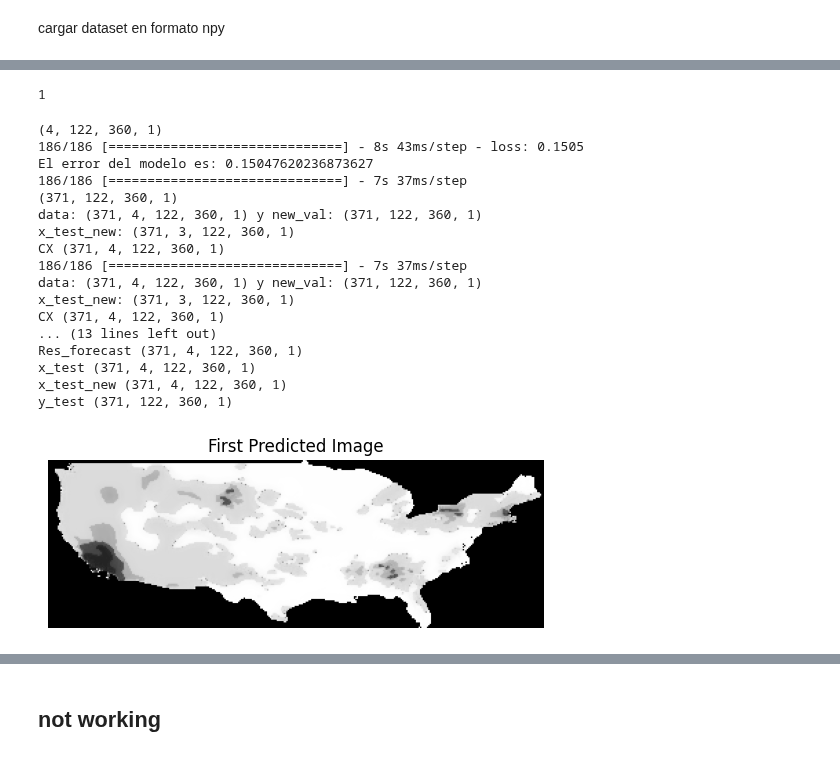
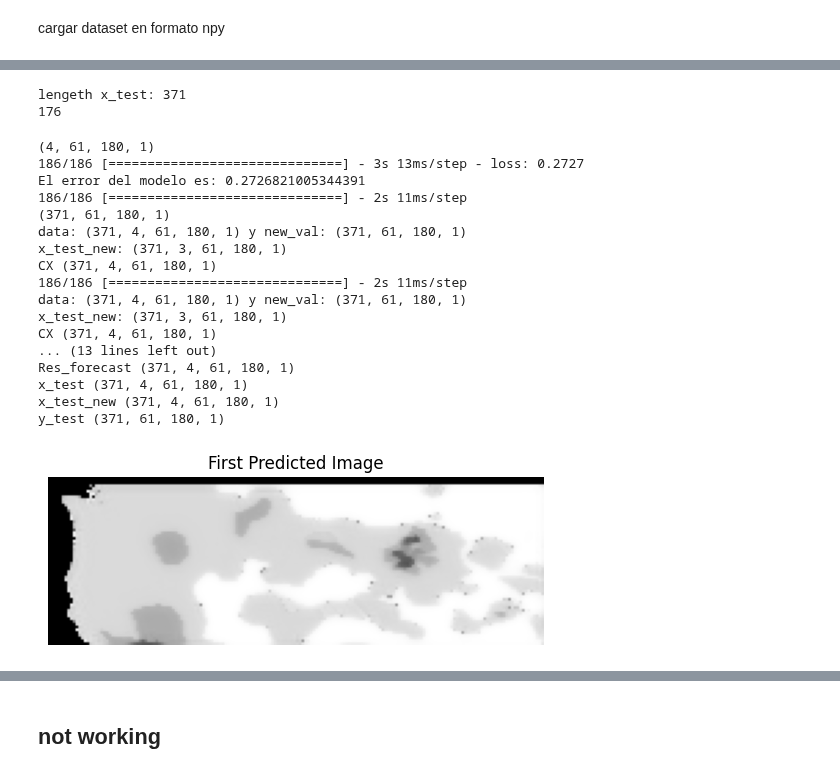
Before and after one commit to SahirReyes30/ImageXpartes, a Jupyter notebook: AlgorimoConvLSTM.ipynb, the cells around one changed output, grey strips where cells are left out. Saved outputs shown, nothing was run; the diff lists cells and outputs as text; code cells hidden in the pictures.

```diff
--- a/AlgorimoConvLSTM.ipynb
+++ b/AlgorimoConvLSTM.ipynb
@@ -31,7 +20,7 @@ import zipfile
 # %%
 #uploaded = files.upload()
 # %%
-with zipfile.ZipFile("DroughtDatasetMask.zip", 'r') as data:
-    data.extractall("DroughtDatasetMask/dataset")
+#with zipfile.ZipFile("DroughtDatasetMask.zip", 'r') as data:
+ #   data.extractall("DroughtDatasetMask/dataset")
 # %% [markdown]
 ## Funciones
@@ -155,8 +148,8 @@ def get_cubes(data, h):
 # %% [markdown]
 Variables iniciales para correr el codigo
 # %%
-rows = 122
-cols = 360
+rows = 61
+cols = 180
 channels = 1
 window = 5
 categories = [0, 35, 70, 119, 177, 220, 255]
@@ -197,6 +188,6 @@ Images shape: (1240, 122, 360)
 # %% [markdown]
 cargar dataset en formato npy
 # %%
-x = np.load("DroughtDatasetMask/DroughtDatasetMask.npy")
+x = np.load("DroughtDatasetMask/NPY61_180Part0_0/DroughtDatasetMask_Part0-0.npy")
 print (x.shape)
 # %% [output]
@@ -380,8 +354,13 @@ model.save("DroughtDatasetMask/ConvLSTM2D_Mask122_360.h5")
+# %%
+#cargar el modelo
+model = keras.models.load_model("DroughtDatasetMask/NPY61_180Part0_0/ConvLSTM2D_Mask61_180.h5")
 # %%
+print (f"lengeth x_test: {len(x_test)}")
 imagenInicial = np.random.choice(range(len(x_test)), size= 1)[0]
 print(imagenInicial)
 # %% [output]
-1
+lengeth x_test: 371
+176
 # %%
 example = x_test[imagenInicial]
 
@@ -399,49 +378,49 @@ preds3 = model.predict(x_test_new, batch_size= 2)
 x_test_new = add_last(x_test_new, preds3[:])
 preds4 = model.predict(x_test_new, batch_size= 2)
 res_forecast = add_last(x_test_new, preds4[:])
 print("PREDSS",res_forecast.shape)
 
-np.save("DroughtDatasetMask/PredictionsConvolutionLSTM_forecast_122_360_w5.npy", res_forecast)  #Guardar el vector de predicciones
+np.save("DroughtDatasetMask/NPY61_180Part0_0/PredictionsConvolutionLSTM_forecast_61_180_w5.npy", res_forecast)  #Guardar el vector de predicciones
 
 modelos = []
 #agregar pred a modelos
 modelos.append(preds)
 modelos.append(preds2)
 modelos.append(preds3)
 modelos.append(preds4)
 
 
 print("Preds" , preds.shape)
 print("Preds2" , preds2.shape)
 print("Preds3" , preds3.shape)
 print("Preds4" , preds4.shape)
 print("Res_forecast" , res_forecast.shape)
 print("x_test" , x_test.shape)
 print("x_test_new" , x_test_new.shape)
 print("y_test" , y_test.shape)
 
 # Selecciona la primera imagen y elimina la dimensión de canal singular con squeeze()
 plt.imshow(preds[0].squeeze(), cmap='gray')
 plt.title("First Predicted Image")
 plt.axis('off')
 plt.show()
 # %% [output]
-(4, 122, 360, 1)
-186/186 [==============================] - 8s 43ms/step - loss: 0.1505
-El error del modelo es: 0.15047620236873627
-186/186 [==============================] - 7s 37ms/step
-(371, 122, 360, 1)
-data: (371, 4, 122, 360, 1) y new_val: (371, 122, 360, 1)
-x_test_new: (371, 3, 122, 360, 1)
-CX (371, 4, 122, 360, 1)
-186/186 [==============================] - 7s 37ms/step
-data: (371, 4, 122, 360, 1) y new_val: (371, 122, 360, 1)
-x_test_new: (371, 3, 122, 360, 1)
-CX (371, 4, 122, 360, 1)
+(4, 61, 180, 1)
+186/186 [==============================] - 3s 13ms/step - loss: 0.2727
+El error del modelo es: 0.2726821005344391
+186/186 [==============================] - 2s 11ms/step
+(371, 61, 180, 1)
+data: (371, 4, 61, 180, 1) y new_val: (371, 61, 180, 1)
+x_test_new: (371, 3, 61, 180, 1)
+CX (371, 4, 61, 180, 1)
+186/186 [==============================] - 2s 11ms/step
+data: (371, 4, 61, 180, 1) y new_val: (371, 61, 180, 1)
+x_test_new: (371, 3, 61, 180, 1)
+CX (371, 4, 61, 180, 1)
 ... (13 lines left out)
-Res_forecast (371, 4, 122, 360, 1)
-x_test (371, 4, 122, 360, 1)
-x_test_new (371, 4, 122, 360, 1)
-y_test (371, 122, 360, 1)
+Res_forecast (371, 4, 61, 180, 1)
+x_test (371, 4, 61, 180, 1)
+x_test_new (371, 4, 61, 180, 1)
+y_test (371, 61, 180, 1)
-[figure, old version]
+[figure, new version]
 # %%
```
Also changed, not shown: parts of 47 cells of this notebook.
